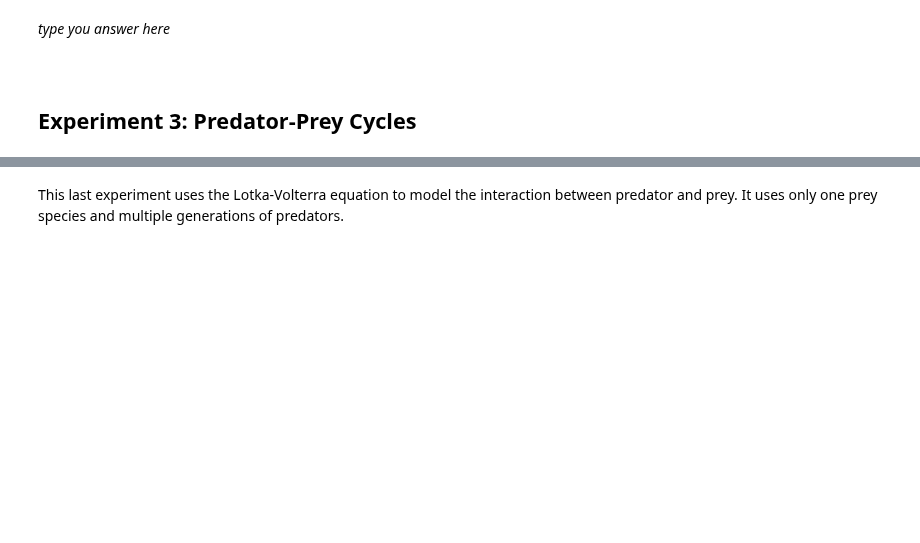
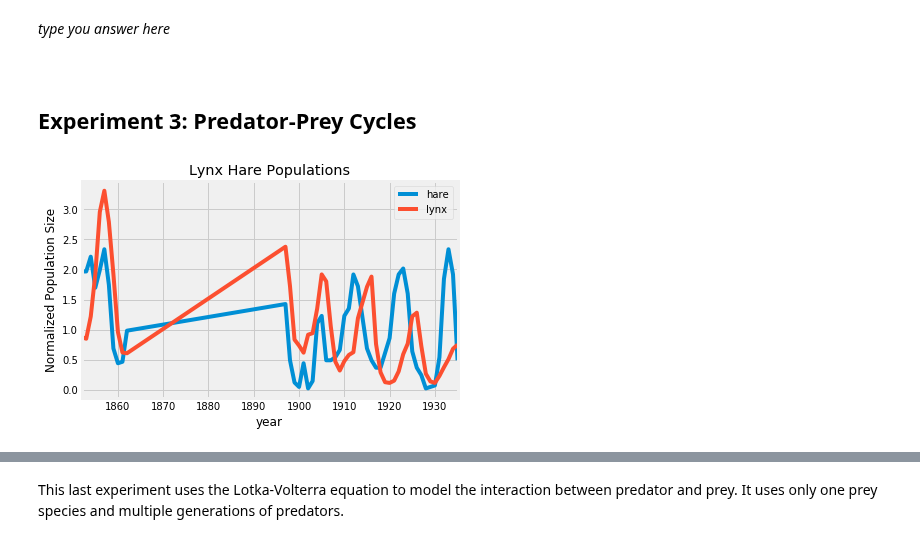
Before and after one commit to ds-modules/Bio-1B, a Jupyter notebook: Bio 1B Predator Prey.ipynb, the cells around one changed output, grey strips where cells are left out. Drawn from its saved outputs; the diff is of its cells as text; code cells hidden in the pictures; blank space fills up the shorter version.

Commit message:
Move Lynx Hare Graph

```diff
--- a/Bio 1B Predator Prey.ipynb
+++ b/Bio 1B Predator Prey.ipynb
@@ -86,0 +82,9 @@ import ipywidgets as widgets
+# %%
+import numpy as np
+import pandas as pd
+import matplotlib
+%matplotlib inline
+import matplotlib.pyplot as plt
+plt.style.use('fivethirtyeight')
+
+!pip install xlrd
@@ -140,3 +146,20 @@ _type you answer here_
 <br>
 
 ## Experiment 3: Predator-Prey Cycles <a id='2.3'></a>
+# %%
+df = pd.read_csv('lynxhare.csv', delimiter=';')
+df = df[(df['hare'].notna()) & (df['lynx'].notna())]
+df = df[['year', 'hare', 'lynx']]
+df = df.set_index('year')
+
+def normalize_column(series):
+    return series / np.mean(series)
+
+df['hare'] = normalize_column(df['hare'])
+df['lynx'] = normalize_column(df['lynx'])
+
+ax = df.plot();
+ax.set_ylabel('Normalized Population Size');
+ax.set_title('Lynx Hare Populations');
+# %% [output]
+[figure, added]
```
Also changed, not shown: parts of 6 cells of this notebook, 1 other file.
